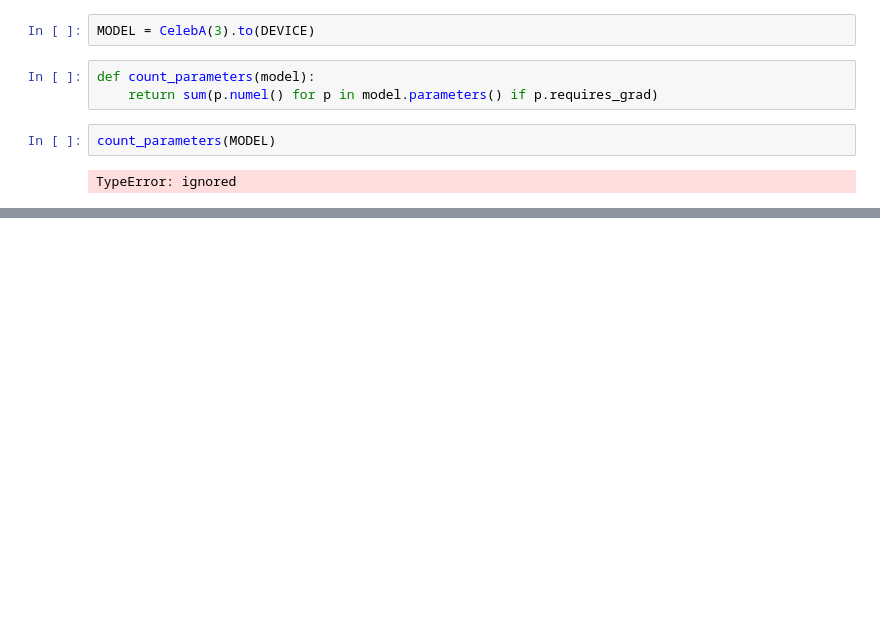
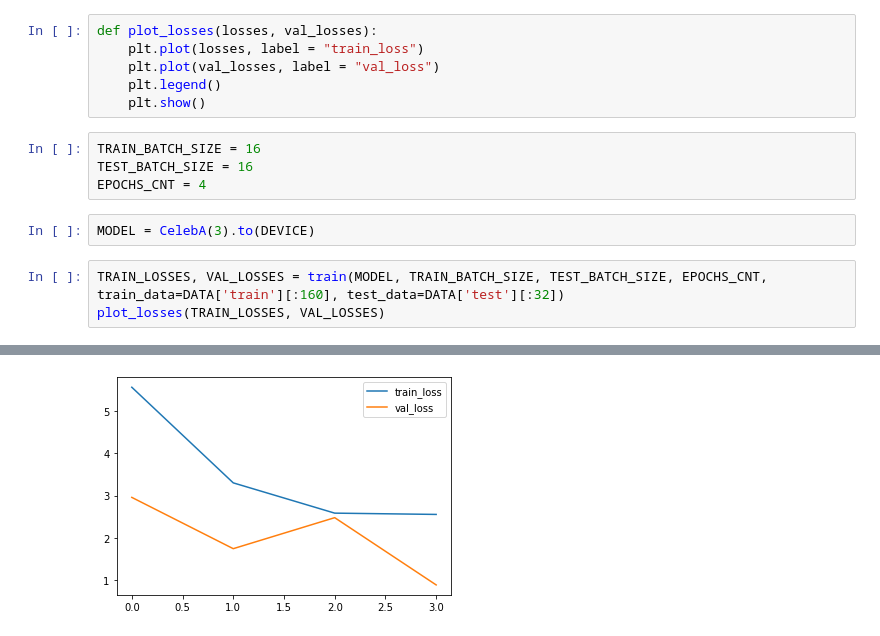
Before and after one commit to RamSaw/deep-unsupervised-learning, a Jupyter notebook: HW_02_T_02.ipynb, the cells around one changed output, grey strips where cells are left out. Cells and saved outputs as stored; diff of their text form; blank space fills up the shorter version.

```diff
--- a/HW_02_T_02.ipynb
+++ b/HW_02_T_02.ipynb
@@ -206,9 +256,16 @@ TEST_DATALOADER = DataLoader(DATA['test'], batch_size=BATCH_SIZE, shuffle=False)
+# %%
+def plot_losses(losses, val_losses):
+    plt.plot(losses, label = "train_loss")
+    plt.plot(val_losses, label = "val_loss")
+    plt.legend()
+    plt.show()
+# %%
+TRAIN_BATCH_SIZE = 16
+TEST_BATCH_SIZE = 16
+EPOCHS_CNT = 4
 # %%
 MODEL = CelebA(3).to(DEVICE)
-# %%
-def count_parameters(model):
-    return sum(p.numel() for p in model.parameters() if p.requires_grad)
-# %%
-count_parameters(MODEL)
-# %% [output]
-TypeError: ignored
+# %%
+TRAIN_LOSSES, VAL_LOSSES = train(MODEL, TRAIN_BATCH_SIZE, TEST_BATCH_SIZE, EPOCHS_CNT, train_data=DATA['train'][:160], test_data=DATA['test'][:32])
+plot_losses(TRAIN_LOSSES, VAL_LOSSES)
+# %% [output]
@@ -214,0 +280 @@ TypeError: ignored
+[figure, added]
```
Also changed, not shown: parts of 12 cells of this notebook.
